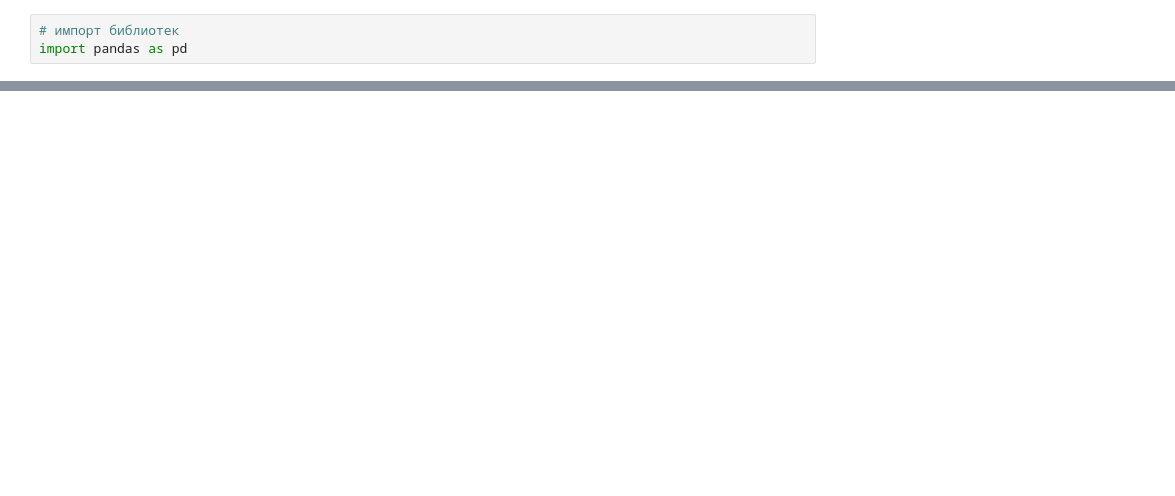
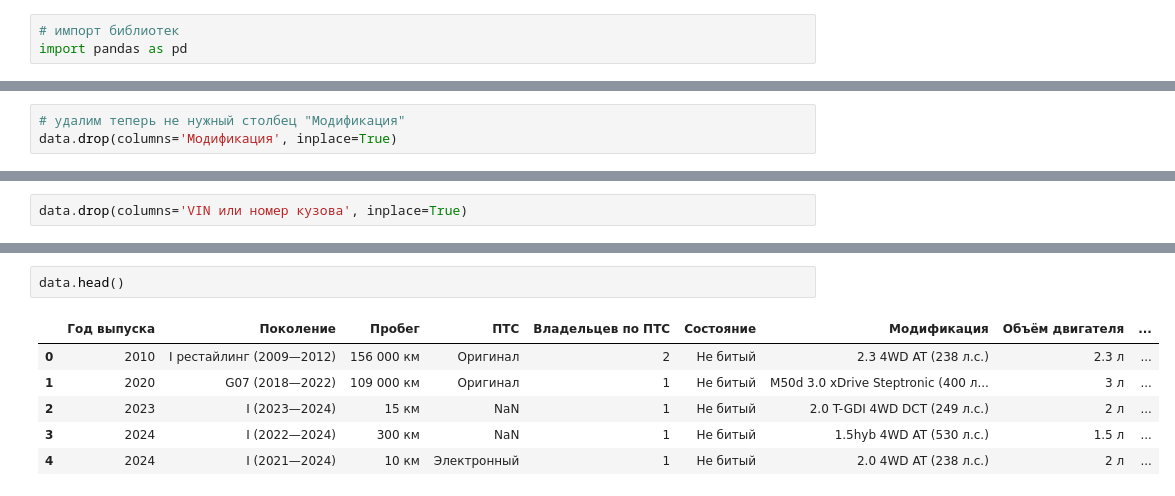
Before and after one commit to DmitryKolbanov/data-science-projects, a Jupyter notebook: car_price/notebooks/data_prep.ipynb, the cells around one changed output, grey strips where cells are left out. Saved outputs shown, nothing was run; the diff lists cells and outputs as text; blank space fills up the shorter version.

```diff
--- a/car_price/notebooks/data_prep.ipynb
+++ b/car_price/notebooks/data_prep.ipynb
@@ -17,0 +120,3 @@ data.head()
+# %%
+# удалим теперь не нужный столбец "Модификация"
+data.drop(columns='Модификация', inplace=True)
@@ -19,0 +140,2 @@ data.head()
+# %%
+data.drop(columns='VIN или номер кузова', inplace=True)
@@ -19,0 +149,9 @@ data.head()
+# %%
+data.head()
+# %% [output]
+|  | Год выпуска | Поколение | Пробег | ПТС | Владельцев по ПТС | Состояние | Модификация | Объём двигателя | ... |
+| 0 | 2010 | I рестайлинг (2009—2012) | 156 000 км | Оригинал | 2 | Не битый | 2.3 4WD AT (238 л.с.) | 2.3 л | ... |
+| 1 | 2020 | G07 (2018—2022) | 109 000 км | Оригинал | 1 | Не битый | M50d 3.0 xDrive Steptronic (400 л... | 3 л | ... |
+| 2 | 2023 | I (2023—2024) | 15 км | NaN | 1 | Не битый | 2.0 T-GDI 4WD DCT (249 л.с.) | 2 л | ... |
+| 3 | 2024 | I (2022—2024) | 300 км | NaN | 1 | Не битый | 1.5hyb 4WD AT (530 л.с.) | 1.5 л | ... |
+| 4 | 2024 | I (2021—2024) | 10 км | Электронный | 1 | Не битый | 2.0 4WD AT (238 л.с.) | 2 л | ... |
```
Also changed, not shown: parts of 30 cells of this notebook.
